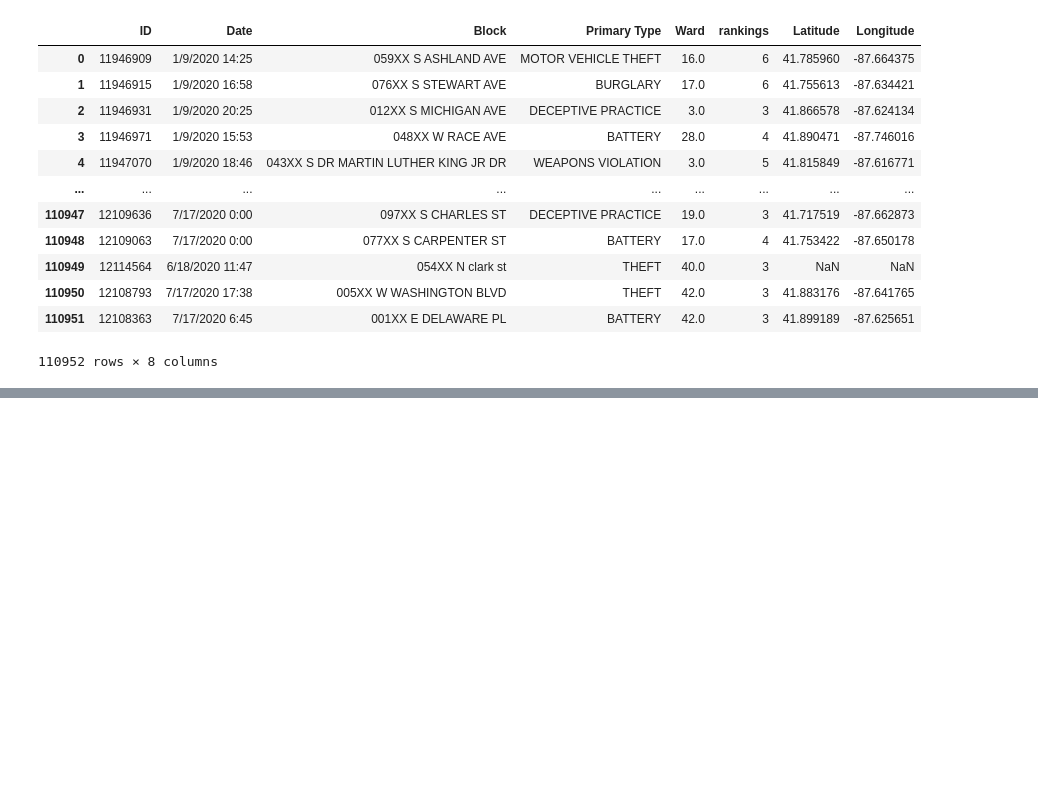
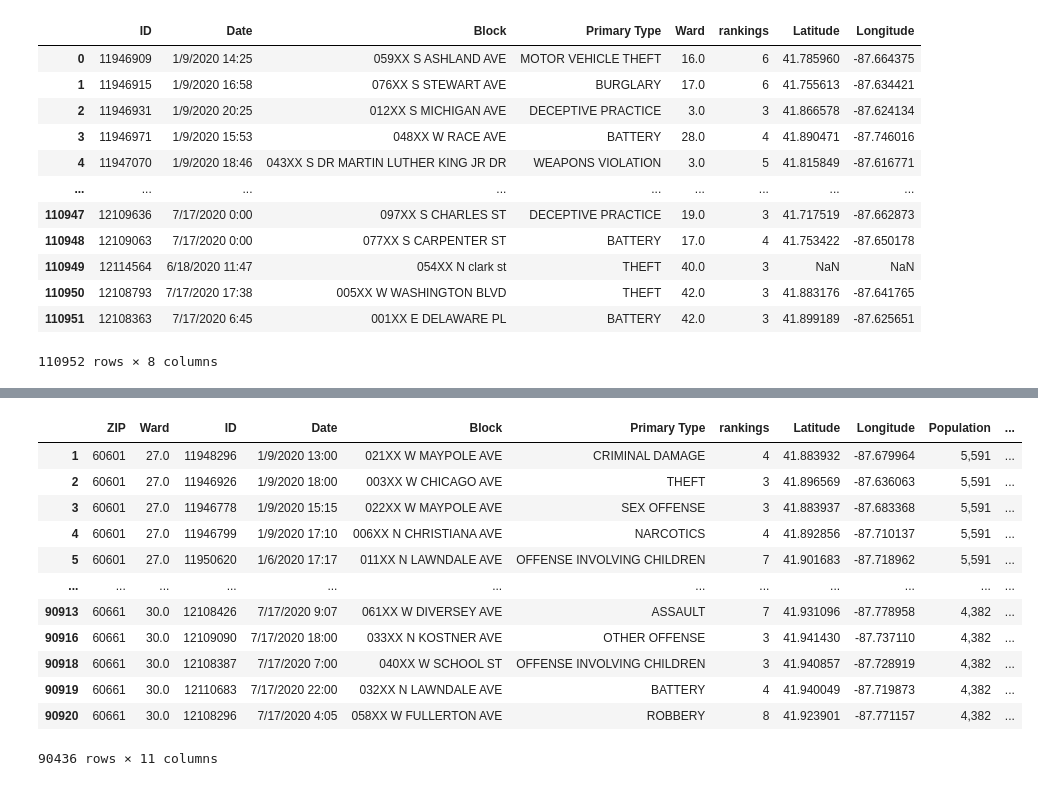
Before and after one commit to mmcdan13/capstone_project, a Jupyter notebook: Chipotle_Crime_Data_Cleaning.ipynb, the cells around one changed output, grey strips where cells are left out. Cells and saved outputs as stored; diff of their text form; code cells hidden in the pictures; blank space fills up the shorter version.

```diff
--- a/Chipotle_Crime_Data_Cleaning.ipynb
+++ b/Chipotle_Crime_Data_Cleaning.ipynb
@@ -99,0 +211,16 @@ clean_crime_df
+# %%
+crime_zip_pop_df.dropna()
+# %% [output]
+|  | ZIP | Ward | ID | Date | Block | Primary Type | rankings | Latitude | Longitude | Population | ... |
+| 1 | 60601 | 27.0 | 11948296 | 1/9/2020 13:00 | 021XX W MAYPOLE AVE | CRIMINAL DAMAGE | 4 | 41.883932 | -87.679964 | 5,591 | ... |
+| 2 | 60601 | 27.0 | 11946926 | 1/9/2020 18:00 | 003XX W CHICAGO AVE | THEFT | 3 | 41.896569 | -87.636063 | 5,591 | ... |
+| 3 | 60601 | 27.0 | 11946778 | 1/9/2020 15:15 | 022XX W MAYPOLE AVE | SEX OFFENSE | 3 | 41.883937 | -87.683368 | 5,591 | ... |
+| 4 | 60601 | 27.0 | 11946799 | 1/9/2020 17:10 | 006XX N CHRISTIANA AVE | NARCOTICS | 4 | 41.892856 | -87.710137 | 5,591 | ... |
+| 5 | 60601 | 27.0 | 11950620 | 1/6/2020 17:17 | 011XX N LAWNDALE AVE | OFFENSE INVOLVING CHILDREN | 7 | 41.901683 | -87.718962 | 5,591 | ... |
+| ... | ... | ... | ... | ... | ... | ... | ... | ... | ... | ... | ... |
+| 90913 | 60661 | 30.0 | 12108426 | 7/17/2020 9:07 | 061XX W DIVERSEY AVE | ASSAULT | 7 | 41.931096 | -87.778958 | 4,382 | ... |
+| 90916 | 60661 | 30.0 | 12109090 | 7/17/2020 18:00 | 033XX N KOSTNER AVE | OTHER OFFENSE | 3 | 41.941430 | -87.737110 | 4,382 | ... |
+| 90918 | 60661 | 30.0 | 12108387 | 7/17/2020 7:00 | 040XX W SCHOOL ST | OFFENSE INVOLVING CHILDREN | 3 | 41.940857 | -87.728919 | 4,382 | ... |
+| 90919 | 60661 | 30.0 | 12110683 | 7/17/2020 22:00 | 032XX N LAWNDALE AVE | BATTERY | 4 | 41.940049 | -87.719873 | 4,382 | ... |
+| 90920 | 60661 | 30.0 | 12108296 | 7/17/2020 4:05 | 058XX W FULLERTON AVE | ROBBERY | 8 | 41.923901 | -87.771157 | 4,382 | ... |
+90436 rows × 11 columns
```
Also changed, not shown: parts of 12 cells of this notebook, 3 other files.
